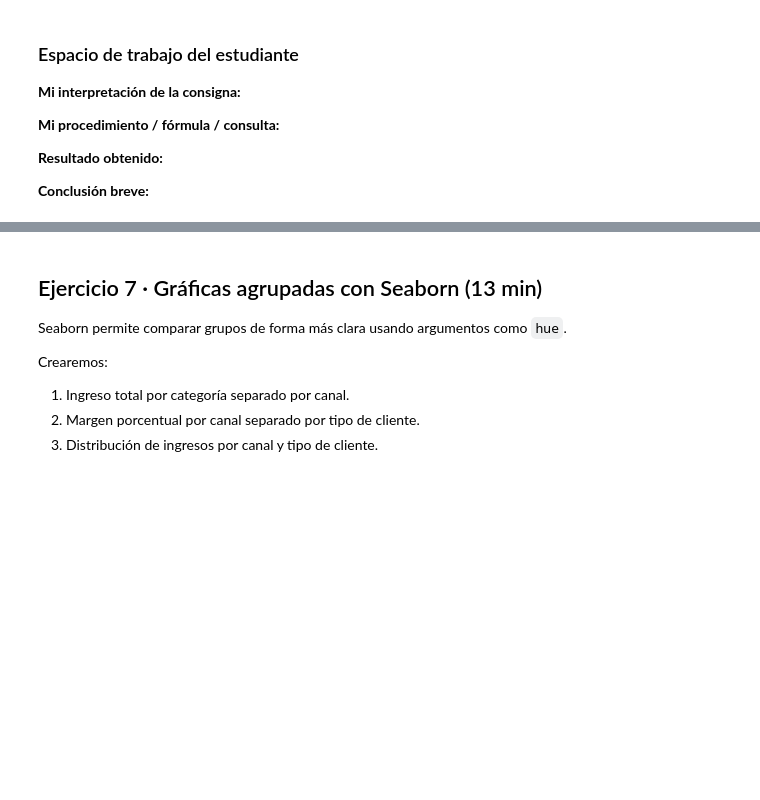
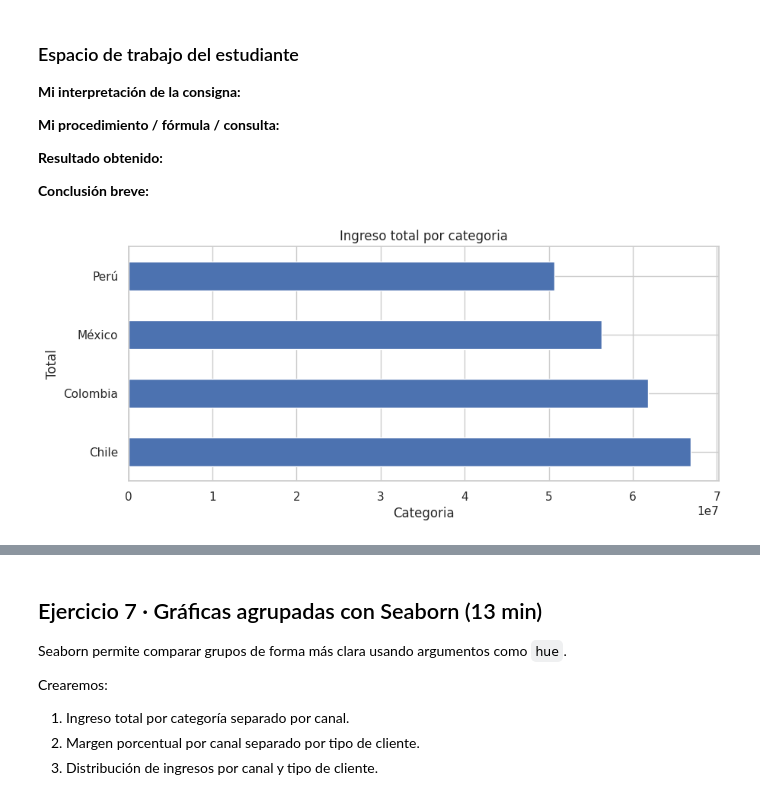
Before and after one commit to GloriaTP/Caso-de-Negocios---Venta-Multicanal---LATAM, a Jupyter notebook: Copia_de_Sprint07_Webinar11_students_version.ipynb, the cells around one changed output, grey strips where cells are left out. Drawn from its saved outputs; the diff is of its cells as text; code cells hidden in the pictures; blank space fills up the shorter version.

```diff
--- a/Copia_de_Sprint07_Webinar11_students_version.ipynb
+++ b/Copia_de_Sprint07_Webinar11_students_version.ipynb
@@ -490,0 +501,13 @@ Crearemos:
+# %%
+# Barras de ingreso por pais
+ingreso_por_pais = df_limpio.groupby("pais")["ingreso"].sum().sort_values(ascending = False)
+
+ingreso_por_pais.plot(
+    kind = "barh",
+    title = "Ingreso total por categoria",
+    figsize = (10,4))
+plt.ylabel("Total")
+plt.xlabel("Categoria")
+plt.show()
+# %% [output]
+[figure, added]
```
Also changed, not shown: parts of 28 cells of this notebook.
